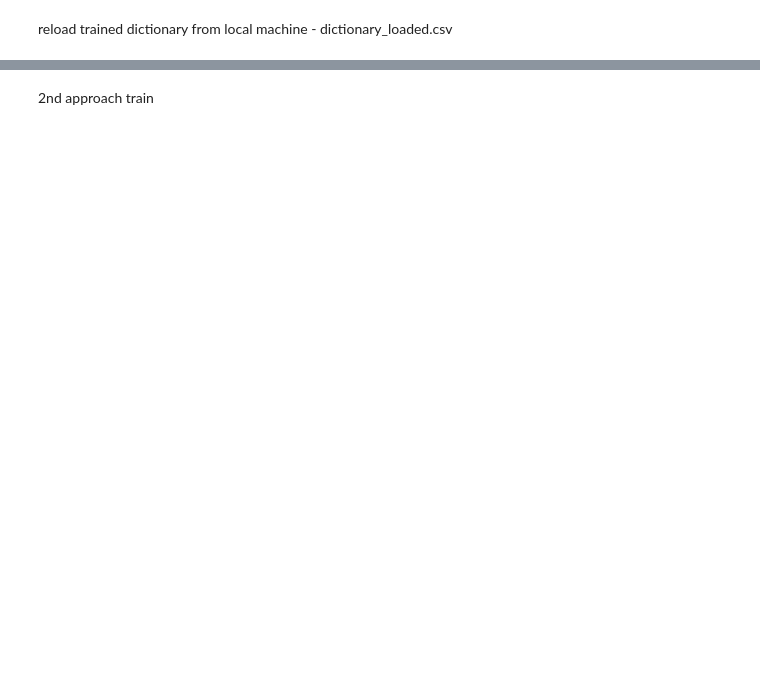
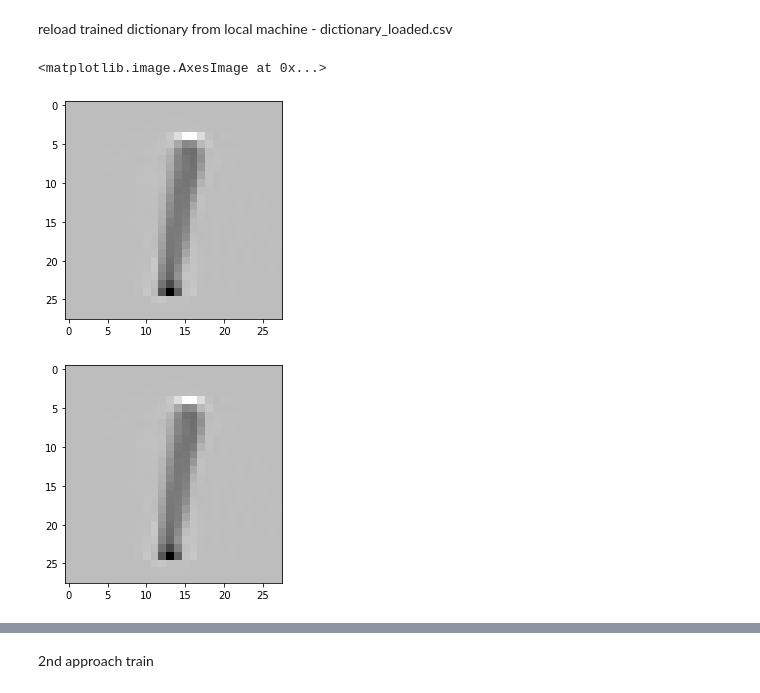
Before and after one commit to royg27/Machine-Learning, a Jupyter notebook: GAN_roy.ipynb, the cells around one changed output, grey strips where cells are left out. Drawn from its saved outputs; the diff is of its cells as text; code cells hidden in the pictures; blank space fills up the shorter version.

```diff
--- a/GAN_roy.ipynb
+++ b/GAN_roy.ipynb
@@ -289,6 +318,24 @@ plt.imshow(real_im.reshape((img_rows, img_cols)), cmap='gray')
 reload trained dictionary from local machine - dictionary_loaded.csv
 # %%
 from numpy import loadtxt,savetxt
+import matplotlib.pyplot as plt
+
 dictionary_loaded2 = loadtxt('dictionary_loaded.csv', delimiter=',')
-dictionary_loaded2 = np.eye(sparse_dim,dtype=np.float32)  # format that is used in keras
+dictionary_loaded2 = np.array(dictionary_loaded2,dtype=np.float32) # format that is used in keras
 # the above dict should enable training a regular gan
+
+# sanity check
+dictionary_loaded2 = np.transpose(dictionary_loaded2)
+atom1 = (dictionary_loaded2)[:,0]
+plt.figure()
+plt.imshow(atom1.reshape((img_rows, img_cols)), cmap='gray')
+
+first_atom = np.zeros(784)
+first_atom[0] = 1
+plt.figure()
+ans = np.matmul(dictionary_loaded2,np.transpose(first_atom))
+plt.imshow(ans.reshape((img_rows, img_cols)), cmap='gray')
+# %% [output]
+<matplotlib.image.AxesImage at 0x...>
+[figure, added]
+[figure, added]
```
Also changed, not shown: parts of 17 cells of this notebook.
